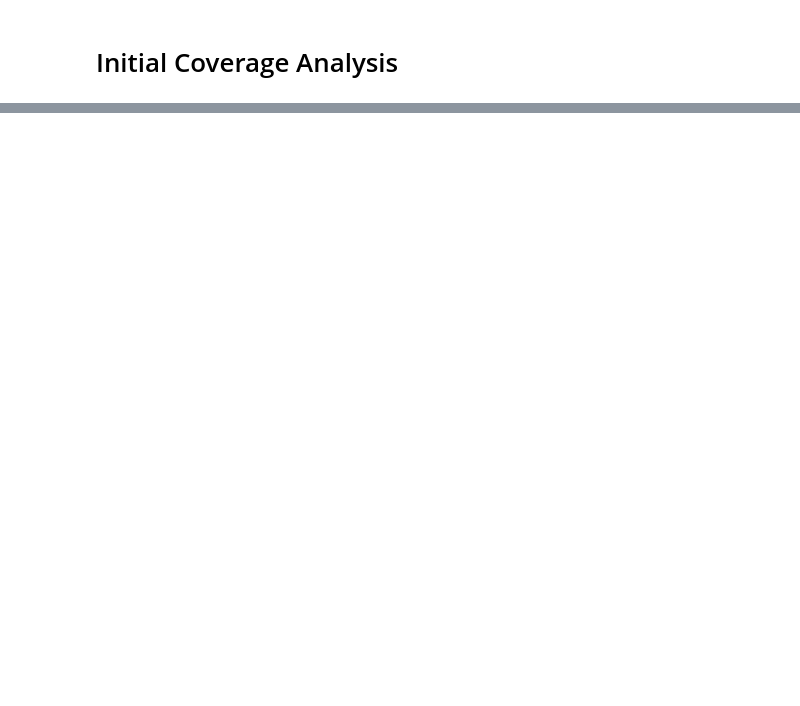
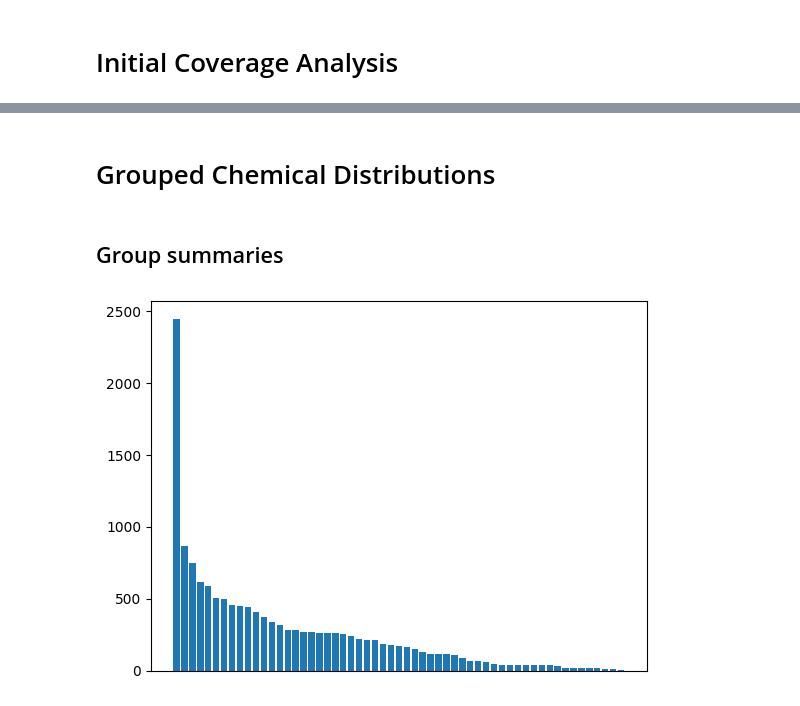
Before and after one commit to laxleary/EPA_Categories, a Jupyter notebook: notebooks/05-category_comparison.ipynb, the cells around one changed output, grey strips where cells are left out. Drawn from its saved outputs; the diff is of its cells as text; code cells hidden in the pictures; blank space fills up the shorter version.

Commit message:
category analysis

```diff
--- a/notebooks/05-category_comparison.ipynb
+++ b/notebooks/05-category_comparison.ipynb
@@ -206,0 +598,19 @@ len(in_domain_only.loc[in_domain_only['epa_list'] == "[]"])
+# %% [markdown]
+# Grouped Chemical Distributions
+# %% [markdown]
+## Group summaries
+# %%
+import matplotlib.pyplot as plt
+
+#Bar chart of ARN category membership
+series_of_interest = all_groups['predicted group 1'].value_counts()
+plt.bar(series_of_interest.index, series_of_interest.values)
+plt.xticks([])
+index_str = ''
+for i in series_of_interest.index:
+    index_str += i
+    index_str += '\n'
+# plt.annotate(index_str, (57,1400))
+plt.show()
+# %% [output]
+[figure, added]
```
Also changed, not shown: parts of 71 cells of this notebook, 7 other files.
